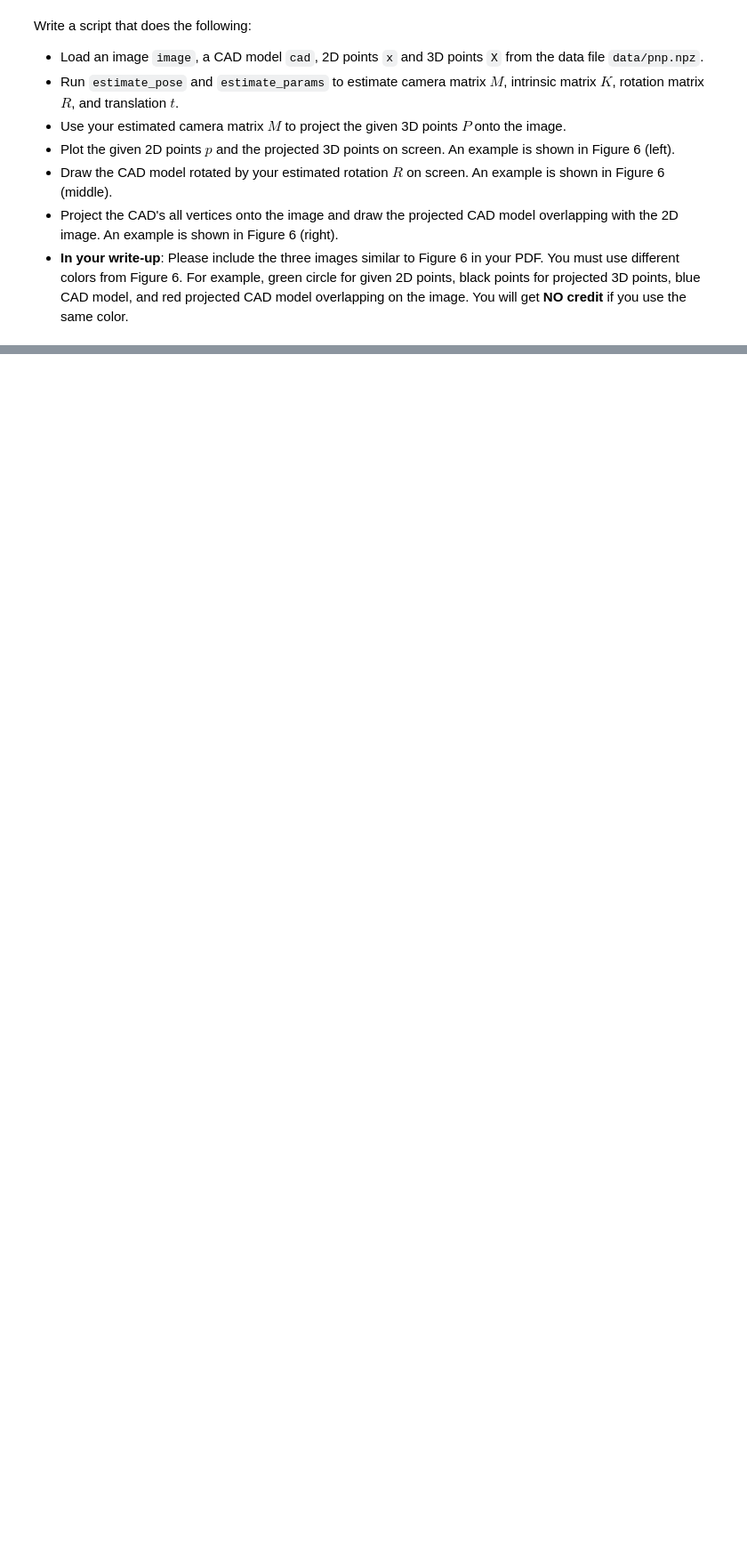
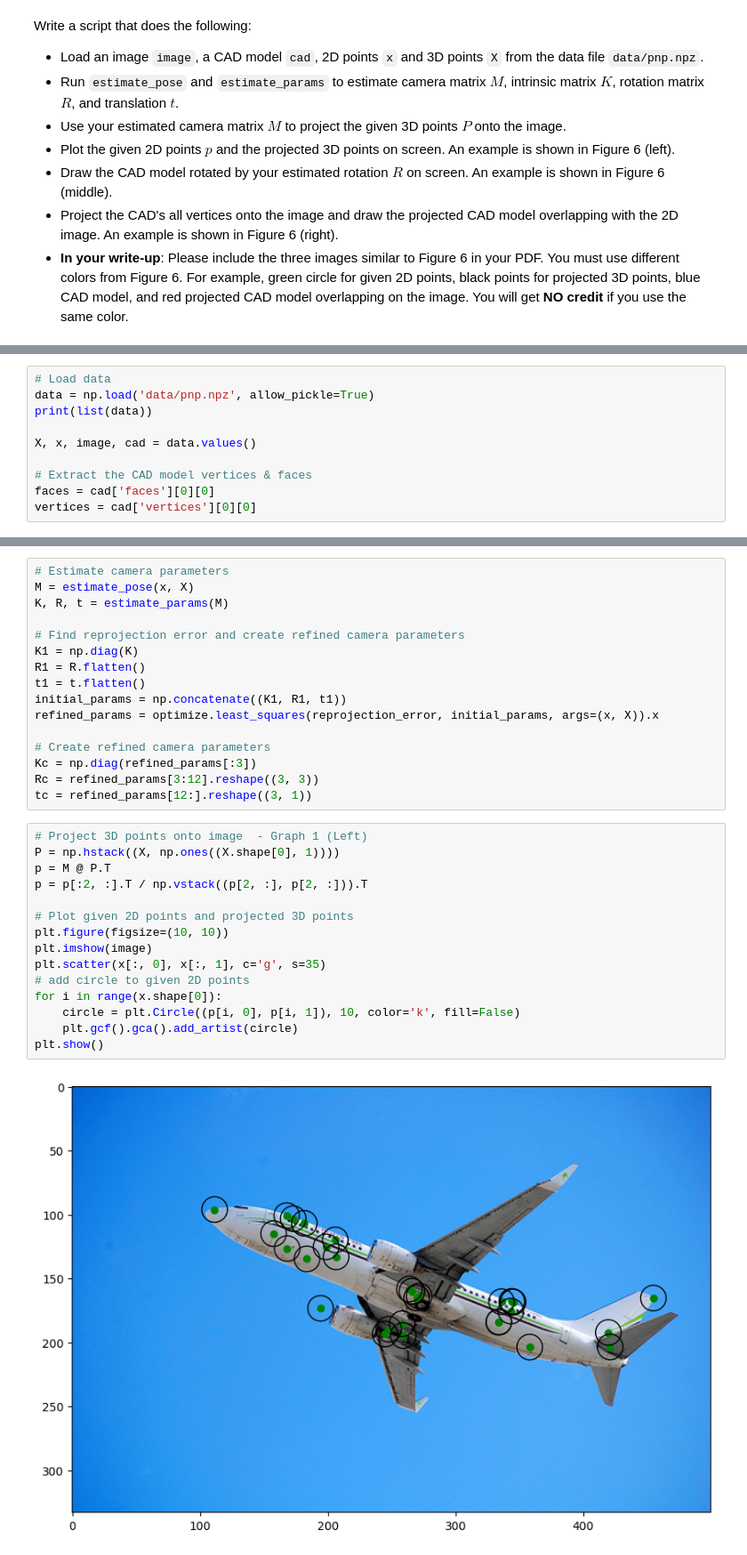
Before and after one commit to oronbar/046746---Algorithms-and-Applications-in-Computer-Vision, a Jupyter notebook: hw4_structure_from_motion/code/ee046746_hw4_structure_from_motion.ipynb, the cells around one changed output, grey strips where cells are left out. Shown at 89% size. Cells and saved outputs as stored; diff of their text form; blank space fills up the shorter version.

```diff
--- a/hw4_structure_from_motion/code/ee046746_hw4_structure_from_motion.ipynb
+++ b/hw4_structure_from_motion/code/ee046746_hw4_structure_from_motion.ipynb
@@ -674,3 +785,13 @@ Write a script that does the following:
 <center> <img src = "/Users/yiftachedelstain/ee046746-computer-vision-private/HW/hw4_structure_from_motion/assets/airplane_projection.jpg" style="width:100%">
 <center> Figure 6 - Project a CAD model back onto the image. Left: the image annotated with given 2D points (blue circle) and projected 3D points (red points); Middle: the CAD model rotated by estimated R; Right: the image overlapping with
 projected CAD model.
+# %%
+# Load data
+data = np.load('data/pnp.npz', allow_pickle=True)
+print(list(data))
+
+X, x, image, cad = data.values()
+
+# Extract the CAD model vertices & faces
+faces = cad['faces'][0][0]
+vertices = cad['vertices'][0][0]
@@ -676,0 +823,33 @@ projected CAD model.
+# %%
+# Estimate camera parameters
+M = estimate_pose(x, X)
+K, R, t = estimate_params(M)
+
+# Find reprojection error and create refined camera parameters
+K1 = np.diag(K)
+R1 = R.flatten()
+t1 = t.flatten()
+initial_params = np.concatenate((K1, R1, t1))
+refined_params = optimize.least_squares(reprojection_error, initial_params, args=(x, X)).x
+
+# Create refined camera parameters
+Kc = np.diag(refined_params[:3])
+Rc = refined_params[3:12].reshape((3, 3))
+tc = refined_params[12:].reshape((3, 1))
+# %%
+# Project 3D points onto image  - Graph 1 (Left)
+P = np.hstack((X, np.ones((X.shape[0], 1))))
+p = M @ P.T
+p = p[:2, :].T / np.vstack((p[2, :], p[2, :])).T
+
+# Plot given 2D points and projected 3D points
+plt.figure(figsize=(10, 10))
+plt.imshow(image)
+plt.scatter(x[:, 0], x[:, 1], c='g', s=35)
+# add circle to given 2D points
+for i in range(x.shape[0]):
+    circle = plt.Circle((p[i, 0], p[i, 1]), 10, color='k', fill=False)
+    plt.gcf().gca().add_artist(circle)
+plt.show()
+# %% [output]
+[figure, added]
```
Also changed, not shown: parts of 10 cells of this notebook, 2 other files.
